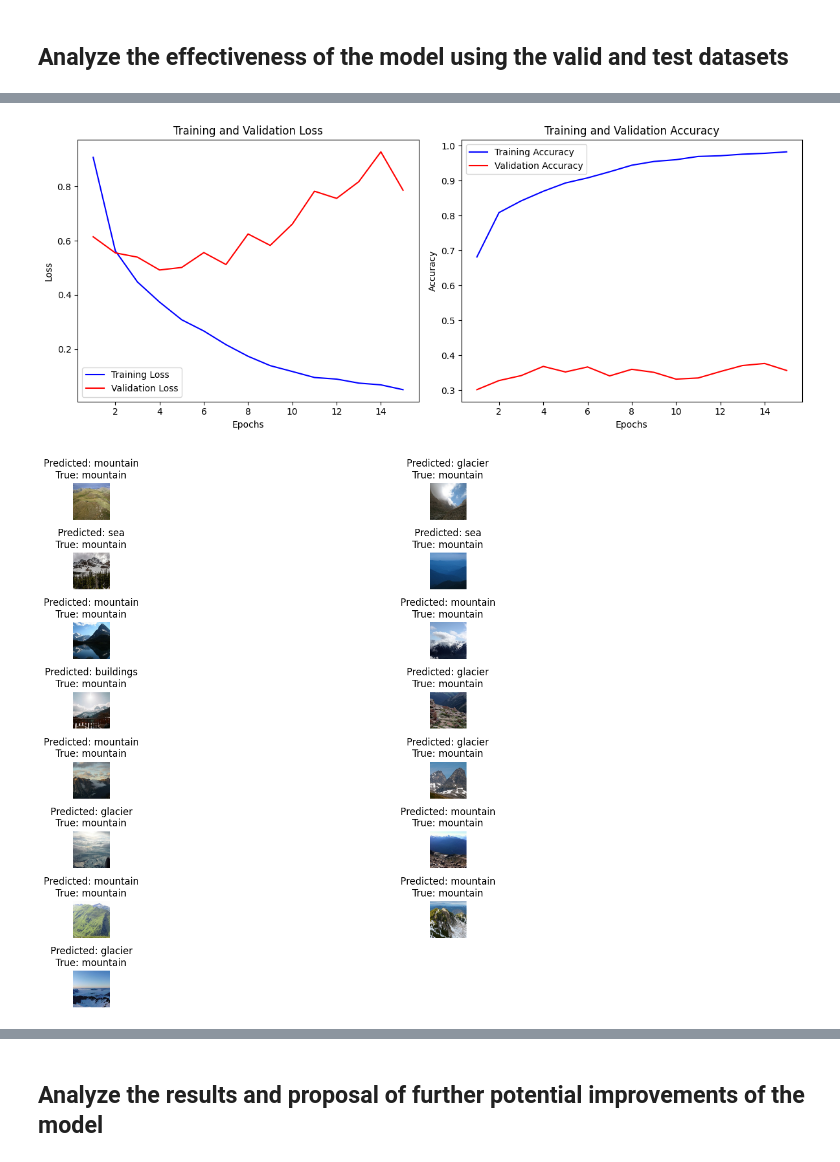
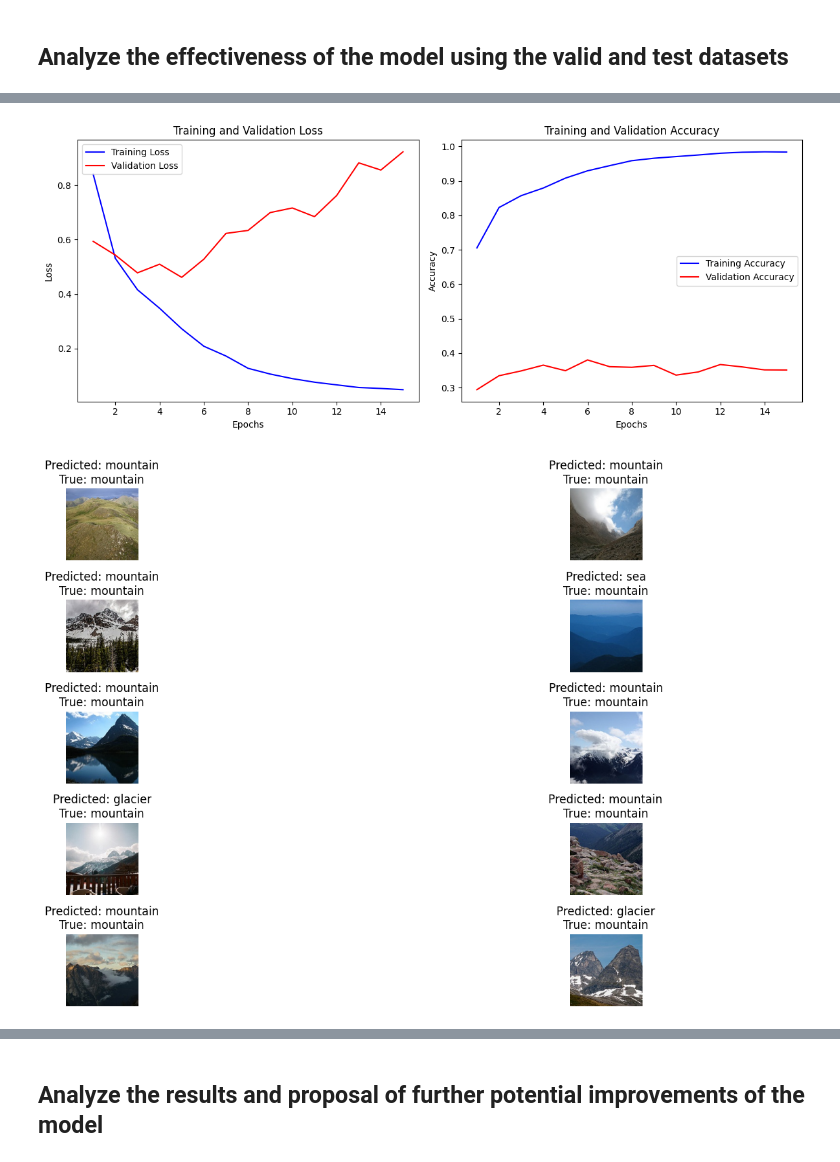
Before and after one commit to AndriyBabiy/goit_deep-learning, a Jupyter notebook: 02_Image_Classification.ipynb, the cells around one changed output, grey strips where cells are left out. Saved outputs shown, nothing was run; the diff lists cells and outputs as text; code cells hidden in the pictures.

Commit message:
Kaggle Notebook | 02-Image_Classification-Intel-Image-Classification | Fully working version for simple CNN model

```diff
--- a/02_Image_Classification.ipynb
+++ b/02_Image_Classification.ipynb
@@ -101,6 +101,7 @@ resize_size = (150, 150)
 
 transform_train = transforms.Compose([
     transforms.Resize(resize_size),
+    transforms.RandomCrop(size=(150, 150)),
     transforms.RandomHorizontalFlip(),
     transforms.ToTensor(),
     transforms.Normalize(mean=[0.485, 0.456, 0.406], std=[0.229, 0.224, 0.225])
@@ -452,8 +453,8 @@ F1 Score: 0.8462
 # %%
 plot_training_metrics(train_losses, train_accs, test_losses, test_accs)
 # %% [output]
-[figure, old version]
+[figure, new version]
 # %%
-visualize_predictions(model, test_dataloader, train_dataset.class_names, 15)
+visualize_predictions(model, test_dataloader, test_dataset.class_names, 10)
 # %% [output]
-[figure, old version]
+[figure, new version]
```
Also changed, not shown: parts of 8 cells of this notebook.
